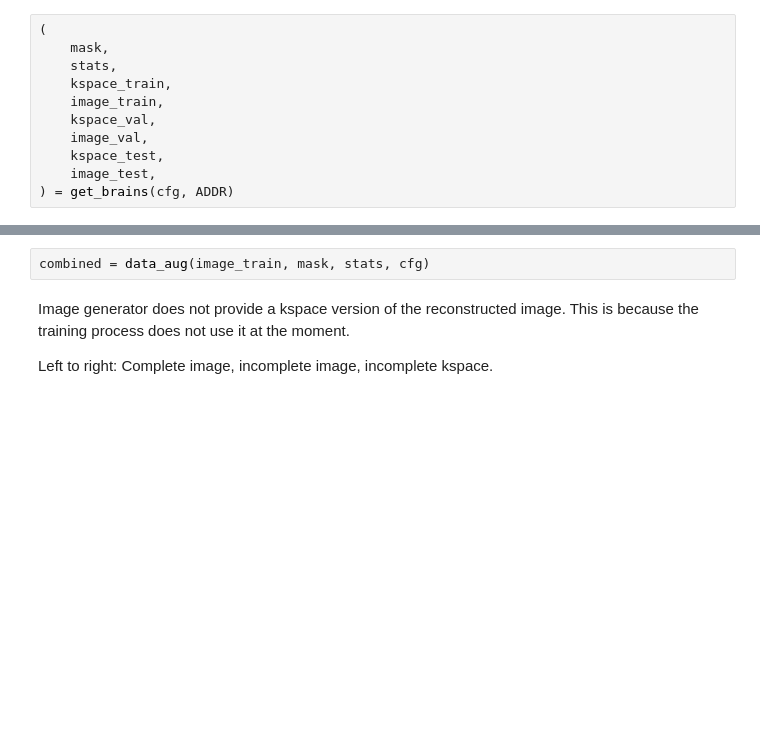
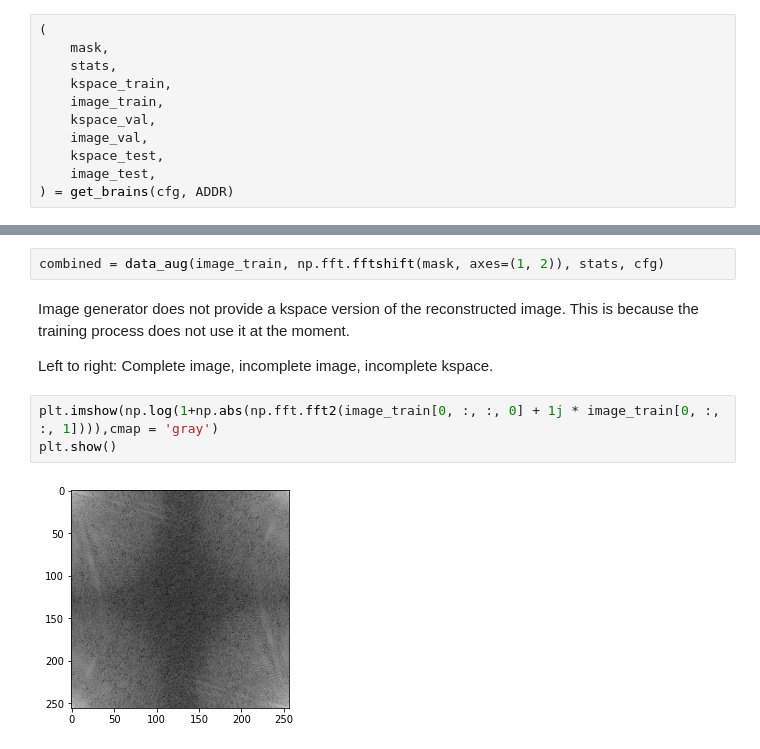
Before and after one commit to DuncanB6/U-NetCompare, a Jupyter notebook: gen_test.ipynb, the cells around one changed output, grey strips where cells are left out. Drawn from its saved outputs; the diff is of its cells as text; blank space fills up the shorter version.

```diff
--- a/gen_test.ipynb
+++ b/gen_test.ipynb
@@ -42,7 +42,12 @@ plt.show()
 # %%
-combined = data_aug(image_train, mask, stats, cfg)
+combined = data_aug(image_train, np.fft.fftshift(mask, axes=(1, 2)), stats, cfg)
 # %% [markdown]
 Image generator does not provide a kspace version of the reconstructed image. This is because
 the training process does not use it at the moment.
 
 Left to right: Complete image, incomplete image, incomplete kspace.
+# %%
+plt.imshow(np.log(1+np.abs(np.fft.fft2(image_train[0, :, :, 0] + 1j * image_train[0, :, :, 1]))),cmap = 'gray')
+plt.show()
+# %% [output]
+[figure, added]
```
Also changed, not shown: parts of 4 cells of this notebook, 5 other files.
